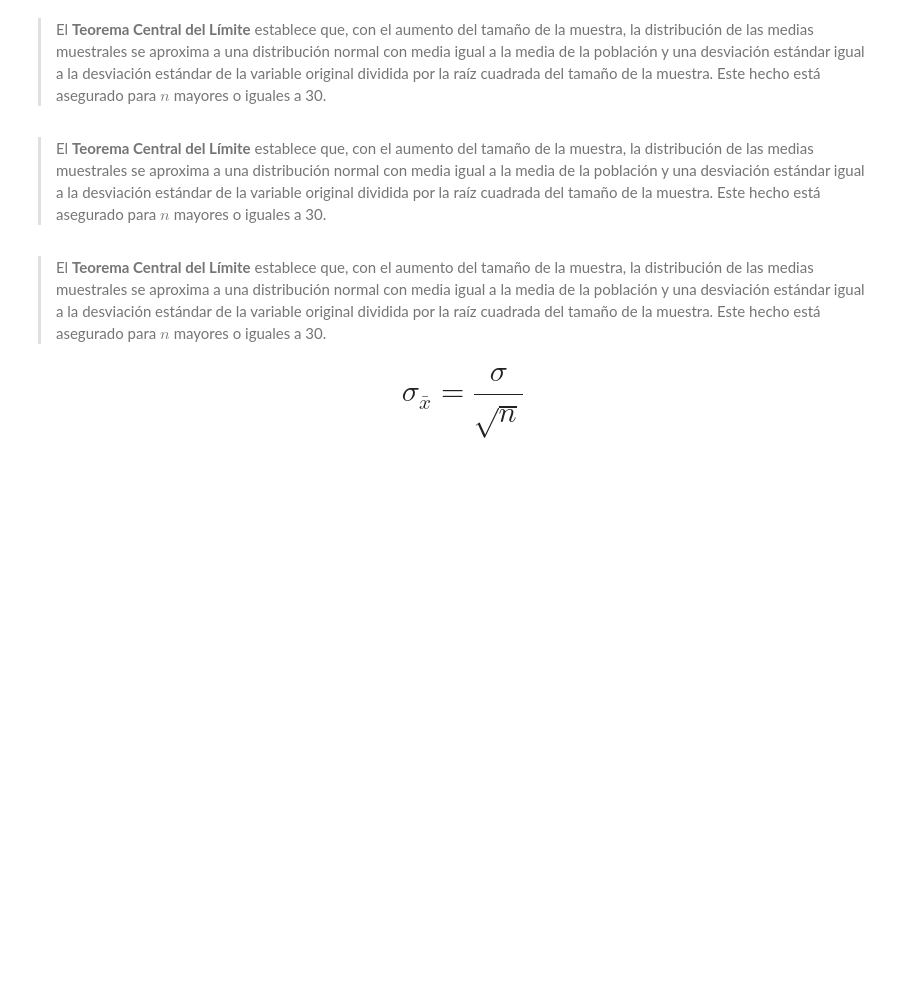
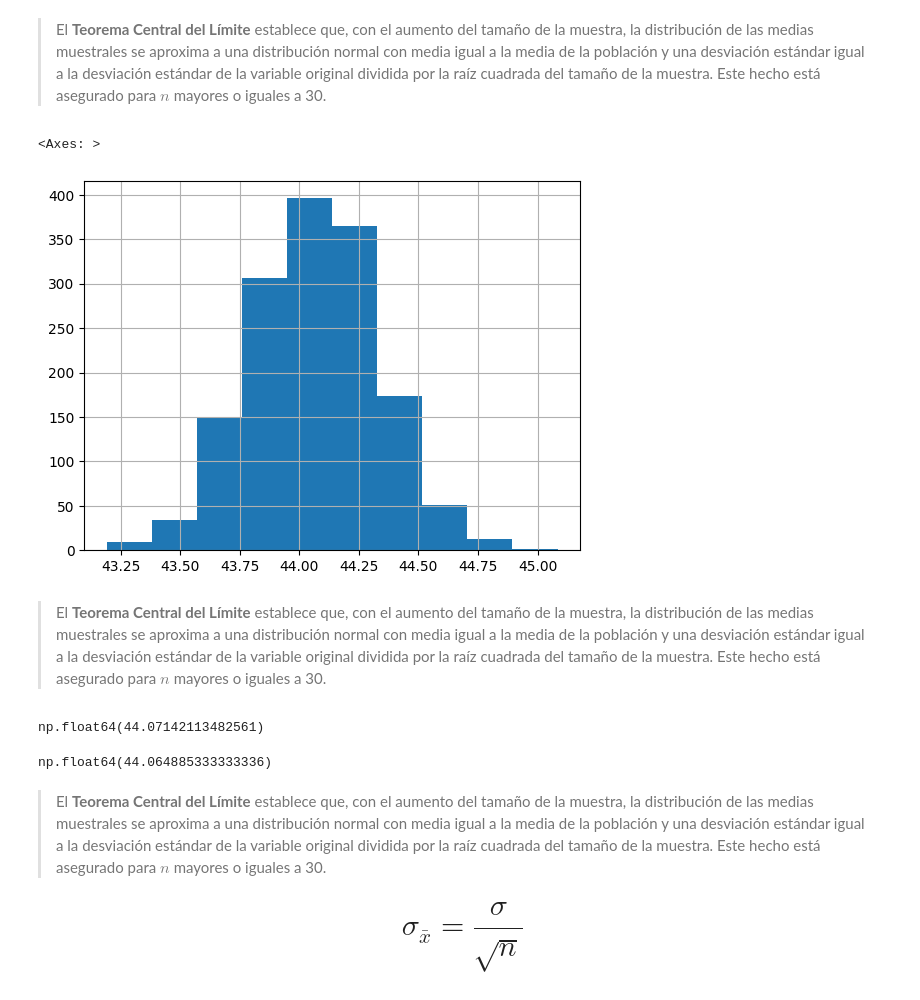
Before and after one commit to smringdesigns/Estadisticas_Probabilidad_Muestreo, a Jupyter notebook: Curso_Estadistica_Parte_2.ipynb, the cells around one changed output. Saved outputs shown, nothing was run; the diff lists cells and outputs as text; code cells hidden in the pictures; blank space fills up the shorter version.

```diff
--- a/Curso_Estadistica_Parte_2.ipynb
+++ b/Curso_Estadistica_Parte_2.ipynb
@@ -809,3 +835,9 @@ Es la forma de hacer suposiciones generalizadas sobre los parámetros de una pob
 La desviación estándar de las medias muestrales se conoce como **error estándar de la media**
 # %% [markdown]
 ### Entendiendo el Teorema Central del Límite
+# %%
+n = 2000
+total_de_muestras = 1500
+# %%
+muestras = pd.DataFrame()
+muestras
@@ -811,0 +846,7 @@ La desviación estándar de las medias muestrales se conoce como **error estánd
+# %%
+for i in range(total_de_muestras):
+  _ = datos.Edad.sample(n)
+  _.index = range(0, len(_))
+  muestras['Muestras_' + str(i)] = _
+
+muestras
@@ -812,7 +885,20 @@ La desviación estándar de las medias muestrales se conoce como **error estánd
 # %% [markdown]
 > El **Teorema Central del Límite** establece que, con el aumento del tamaño de la muestra, la distribución de las medias muestrales se aproxima a una distribución normal con media igual a la media de la población y una desviación estándar igual a la desviación estándar de la variable original dividida por la raíz cuadrada del tamaño de la muestra. Este hecho está asegurado para $n$ mayores o iguales a 30.
+# %%
+muestras.mean().hist()
+# %% [output]
+<Axes: >
+[figure, added]
 # %% [markdown]
 > El **Teorema Central del Límite** establece que, con el aumento del tamaño de la muestra, la distribución de las medias muestrales se aproxima a una distribución normal con media igual a la media de la población y una desviación estándar igual a la desviación estándar de la variable original dividida por la raíz cuadrada del tamaño de la muestra. Este hecho está asegurado para $n$ mayores o iguales a 30.
+# %%
+datos.Edad.mean()
+# %% [output]
+np.float64(44.07142113482561)
+# %%
+muestras.mean().mean()
+# %% [output]
+np.float64(44.064885333333336)
 # %% [markdown]
 > El **Teorema Central del Límite** establece que, con el aumento del tamaño de la muestra, la distribución de las medias muestrales se aproxima a una distribución normal con media igual a la media de la población y una desviación estándar igual a la desviación estándar de la variable original dividida por la raíz cuadrada del tamaño de la muestra. Este hecho está asegurado para $n$ mayores o iguales a 30.
 
```
Also changed, not shown: parts of 32 cells of this notebook.
